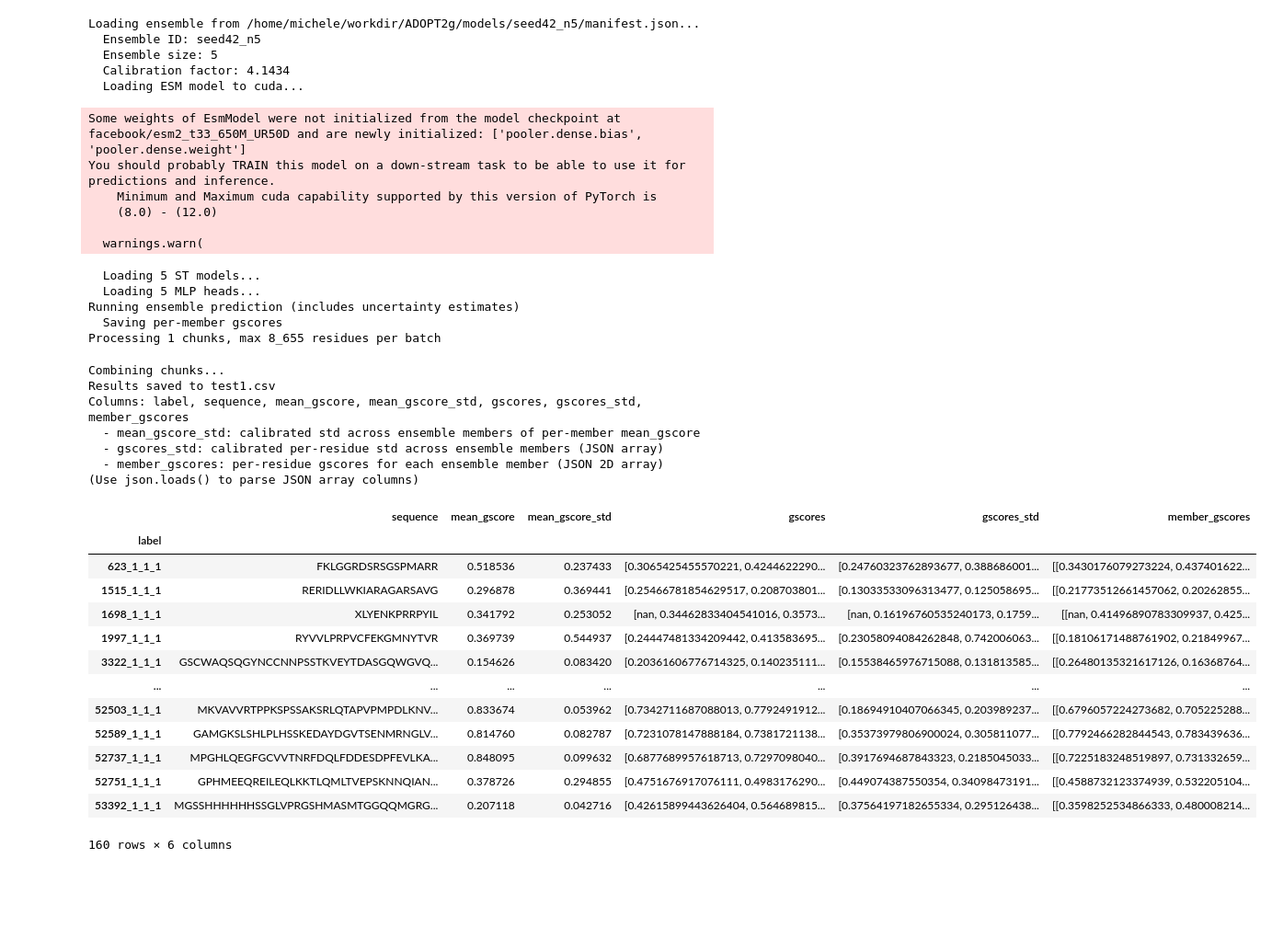
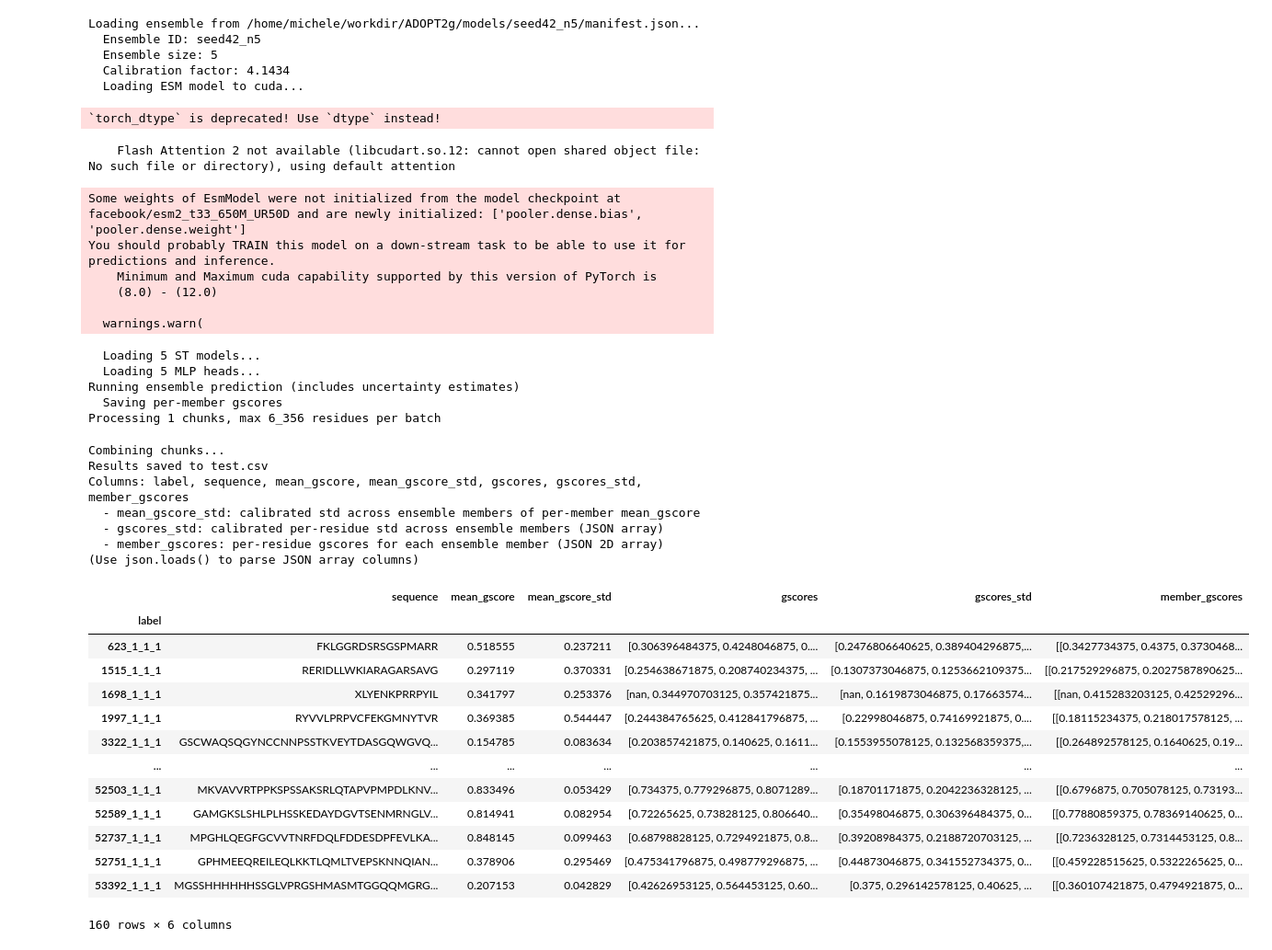
Before and after one commit to PeptoneLtd/ADOPT2g, a Jupyter notebook: notebooks/plots_test.ipynb, the cells around one changed output. Shown at 92% size. Saved outputs shown, nothing was run; the diff lists cells and outputs as text; code cells hidden in the pictures; blank space fills up the shorter version.

```diff
--- a/notebooks/plots_test.ipynb
+++ b/notebooks/plots_test.ipynb
@@ -18,7 +18,7 @@ trizod_df = pd.read_csv(
 df_train = trizod_df[~trizod_df["is_test"]]
 df_test = trizod_df[trizod_df["is_test"]]
 # %%
-filename = "test1.csv"
+filename = "test.csv"
 
 if not os.path.exists(filename):
     fasta_filename = "test.fasta"
@@ -32,63 +32,65 @@ if not os.path.exists(filename):
             os.path.join(root_path, "predict.py"),
             "--fasta",
             fasta_filename,
             "--out",
             filename,
             "--save-member-gscores",
             # "--ensemble-id",
             # "seed883_n5",
         ],
         check=True,
     )
     os.remove(fasta_filename)
 df_inferred = pd.read_csv(
     filename,
     index_col="label",
     converters={
         "gscores": lambda x: np.array(json.loads(x), dtype=float),
         "gscores_std": lambda x: np.array(json.loads(x), dtype=float),
         "member_gscores": lambda x: np.array(json.loads(x), dtype=float),
     },
 )
 df_inferred
 # %% [output]
 Loading ensemble from /home/michele/workdir/ADOPT2g/models/seed42_n5/manifest.json...
   Ensemble ID: seed42_n5
   Ensemble size: 5
   Calibration factor: 4.1434
   Loading ESM model to cuda...
-Some weights of EsmModel were not initialized from the model checkpoint at facebook/esm2_t33_650M_UR50D and are newly initialized: ['pooler.dense.bias', 'pooler.dense.weight']
-You should probably TRAIN this model on a down-stream task to be able to use it for predictions and inference.
-    Minimum and Maximum cuda capability supported by this version of PyTorch is
-    (8.0) - (12.0)
-
-  warnings.warn(
+`torch_dtype` is deprecated! Use `dtype` instead!
-  Loading 5 ST models...
-  Loading 5 MLP heads...
-Running ensemble prediction (includes uncertainty estimates)
-  Saving per-member gscores
-Processing 1 chunks, max 8_655 residues per batch
+    Flash Attention 2 not available (libcudart.so.12: cannot open shared object file: No such file or directory), using default attention
-Combining chunks...
-Results saved to test1.csv
-Columns: label, sequence, mean_gscore, mean_gscore_std, gscores, gscores_std, member_gscores
-  - mean_gscore_std: calibrated std across ensemble members of per-member mean_gscore
-  - gscores_std: calibrated per-residue std across ensemble members (JSON array)
-  - member_gscores: per-residue gscores for each ensemble member (JSON 2D array)
-(Use json.loads() to parse JSON array columns)
+Some weights of EsmModel were not initialized from the model checkpoint at facebook/esm2_t33_650M_UR50D and are newly initialized: ['pooler.dense.bias', 'pooler.dense.weight']
+You should probably TRAIN this model on a down-stream task to be able to use it for predictions and inference.
+    Minimum and Maximum cuda capability supported by this version of PyTorch is
+    (8.0) - (12.0)
+
+  warnings.warn(
+  Loading 5 ST models...
+  Loading 5 MLP heads...
+Running ensemble prediction (includes uncertainty estimates)
+  Saving per-member gscores
+Processing 1 chunks, max 6_356 residues per batch
+Combining chunks...
+Results saved to test.csv
+Columns: label, sequence, mean_gscore, mean_gscore_std, gscores, gscores_std, member_gscores
+  - mean_gscore_std: calibrated std across ensemble members of per-member mean_gscore
+  - gscores_std: calibrated per-residue std across ensemble members (JSON array)
+  - member_gscores: per-residue gscores for each ensemble member (JSON 2D array)
+(Use json.loads() to parse JSON array columns)
 |  | sequence | mean_gscore | mean_gscore_std | gscores | gscores_std | member_gscores |
 | label |  |  |  |  |  |  |
-| 623_1_1_1 | FKLGGRDSRSGSPMARR | 0.518536 | 0.237433 | [0.3065425455570221, 0.4244622290... | [0.24760323762893677, 0.388686001... | [[0.3430176079273224, 0.437401622... |
-| 1515_1_1_1 | RERIDLLWKIARAGARSAVG | 0.296878 | 0.369441 | [0.25466781854629517, 0.208703801... | [0.13033533096313477, 0.125058695... | [[0.21773512661457062, 0.20262855... |
-| 1698_1_1_1 | XLYENKPRRPYIL | 0.341792 | 0.253052 | [nan, 0.34462833404541016, 0.3573... | [nan, 0.16196760535240173, 0.1759... | [[nan, 0.41496890783309937, 0.425... |
-| 1997_1_1_1 | RYVVLPRPVCFEKGMNYTVR | 0.369739 | 0.544937 | [0.24447481334209442, 0.413583695... | [0.23058094084262848, 0.742006063... | [[0.18106171488761902, 0.21849967... |
-| 3322_1_1_1 | GSCWAQSQGYNCCNNPSSTKVEYTDASGQWGVQ... | 0.154626 | 0.083420 | [0.20361606776714325, 0.140235111... | [0.15538465976715088, 0.131813585... | [[0.26480135321617126, 0.16368764... |
+| 623_1_1_1 | FKLGGRDSRSGSPMARR | 0.518555 | 0.237211 | [0.306396484375, 0.4248046875, 0.... | [0.2476806640625, 0.389404296875,... | [[0.3427734375, 0.4375, 0.3730468... |
+| 1515_1_1_1 | RERIDLLWKIARAGARSAVG | 0.297119 | 0.370331 | [0.254638671875, 0.208740234375, ... | [0.1307373046875, 0.1253662109375... | [[0.217529296875, 0.2027587890625... |
+| 1698_1_1_1 | XLYENKPRRPYIL | 0.341797 | 0.253376 | [nan, 0.344970703125, 0.357421875... | [nan, 0.1619873046875, 0.17663574... | [[nan, 0.415283203125, 0.42529296... |
+| 1997_1_1_1 | RYVVLPRPVCFEKGMNYTVR | 0.369385 | 0.544447 | [0.244384765625, 0.412841796875, ... | [0.22998046875, 0.74169921875, 0.... | [[0.18115234375, 0.218017578125, ... |
+| 3322_1_1_1 | GSCWAQSQGYNCCNNPSSTKVEYTDASGQWGVQ... | 0.154785 | 0.083634 | [0.203857421875, 0.140625, 0.1611... | [0.1553955078125, 0.132568359375,... | [[0.264892578125, 0.1640625, 0.19... |
 | ... | ... | ... | ... | ... | ... | ... |
-| 52503_1_1_1 | MKVAVVRTPPKSPSSAKSRLQTAPVPMPDLKNV... | 0.833674 | 0.053962 | [0.7342711687088013, 0.7792491912... | [0.18694910407066345, 0.203989237... | [[0.6796057224273682, 0.705225288... |
-| 52589_1_1_1 | GAMGKSLSHLPLHSSKEDAYDGVTSENMRNGLV... | 0.814760 | 0.082787 | [0.7231078147888184, 0.7381721138... | [0.35373979806900024, 0.305811077... | [[0.7792466282844543, 0.783439636... |
-| 52737_1_1_1 | MPGHLQEGFGCVVTNRFDQLFDDESDPFEVLKA... | 0.848095 | 0.099632 | [0.6877689957618713, 0.7297098040... | [0.3917694687843323, 0.2185045033... | [[0.7225183248519897, 0.731332659... |
-| 52751_1_1_1 | GPHMEEQREILEQLKKTLQMLTVEPSKNNQIAN... | 0.378726 | 0.294855 | [0.4751676917076111, 0.4983176290... | [0.449074387550354, 0.34098473191... | [[0.4588732123374939, 0.532205104... |
-| 53392_1_1_1 | MGSSHHHHHHSSGLVPRGSHMASMTGGQQMGRG... | 0.207118 | 0.042716 | [0.42615899443626404, 0.564689815... | [0.37564197182655334, 0.295126438... | [[0.3598252534866333, 0.480008214... |
+| 52503_1_1_1 | MKVAVVRTPPKSPSSAKSRLQTAPVPMPDLKNV... | 0.833496 | 0.053429 | [0.734375, 0.779296875, 0.8071289... | [0.18701171875, 0.2042236328125, ... | [[0.6796875, 0.705078125, 0.73193... |
+| 52589_1_1_1 | GAMGKSLSHLPLHSSKEDAYDGVTSENMRNGLV... | 0.814941 | 0.082954 | [0.72265625, 0.73828125, 0.806640... | [0.35498046875, 0.306396484375, 0... | [[0.77880859375, 0.78369140625, 0... |
+| 52737_1_1_1 | MPGHLQEGFGCVVTNRFDQLFDDESDPFEVLKA... | 0.848145 | 0.099463 | [0.68798828125, 0.7294921875, 0.8... | [0.39208984375, 0.2188720703125, ... | [[0.7236328125, 0.7314453125, 0.8... |
+| 52751_1_1_1 | GPHMEEQREILEQLKKTLQMLTVEPSKNNQIAN... | 0.378906 | 0.295469 | [0.475341796875, 0.498779296875, ... | [0.44873046875, 0.341552734375, 0... | [[0.459228515625, 0.5322265625, 0... |
+| 53392_1_1_1 | MGSSHHHHHHSSGLVPRGSHMASMTGGQQMGRG... | 0.207153 | 0.042829 | [0.42626953125, 0.564453125, 0.60... | [0.375, 0.296142578125, 0.40625, ... | [[0.360107421875, 0.4794921875, 0... |
-160 rows × 6 columns
+160 rows × 6 columns
 # %%
 from scipy.stats import kendalltau, pearsonr, spearmanr
 
```
Also changed, not shown: parts of 1 cell of this notebook, 16 other files.
